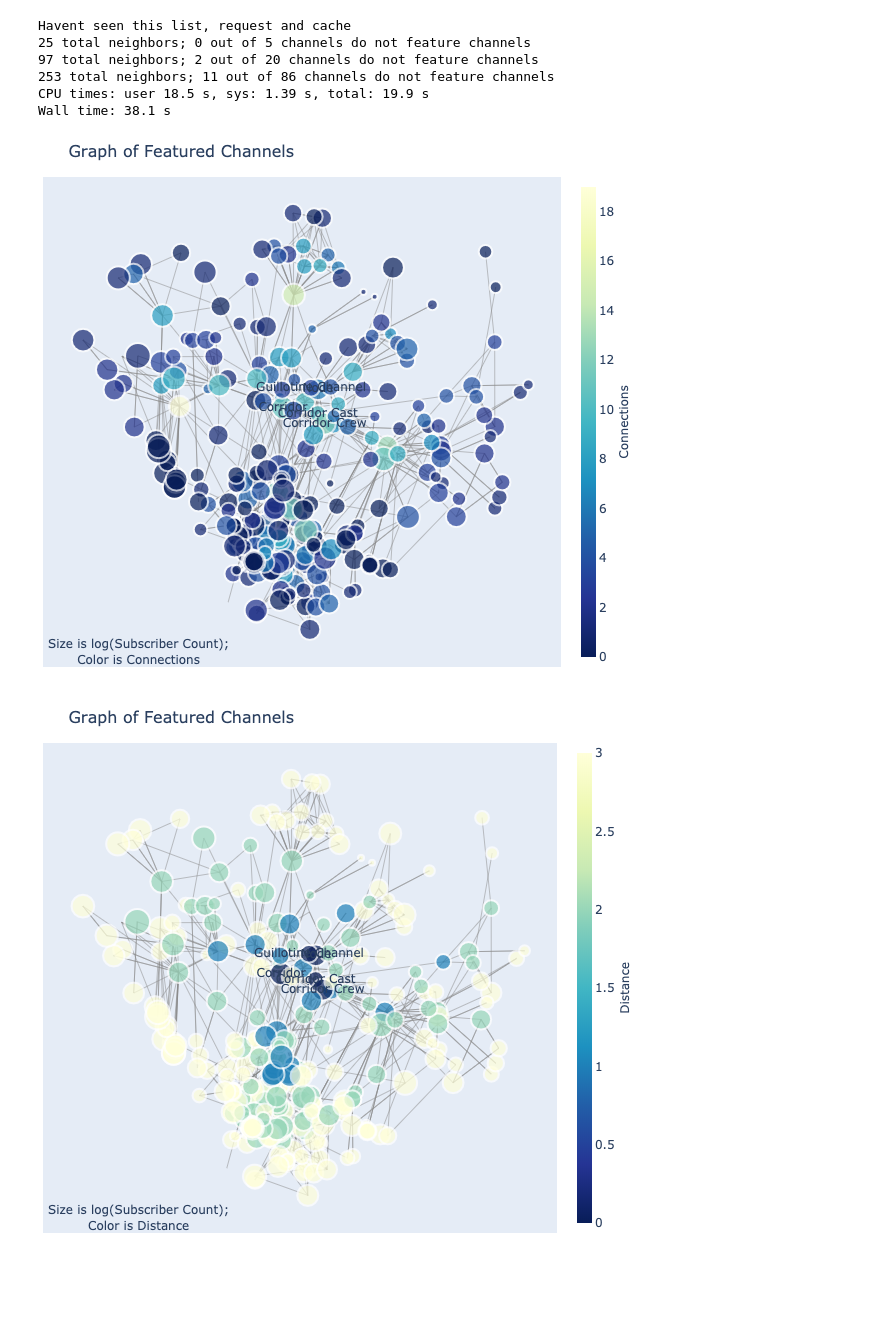
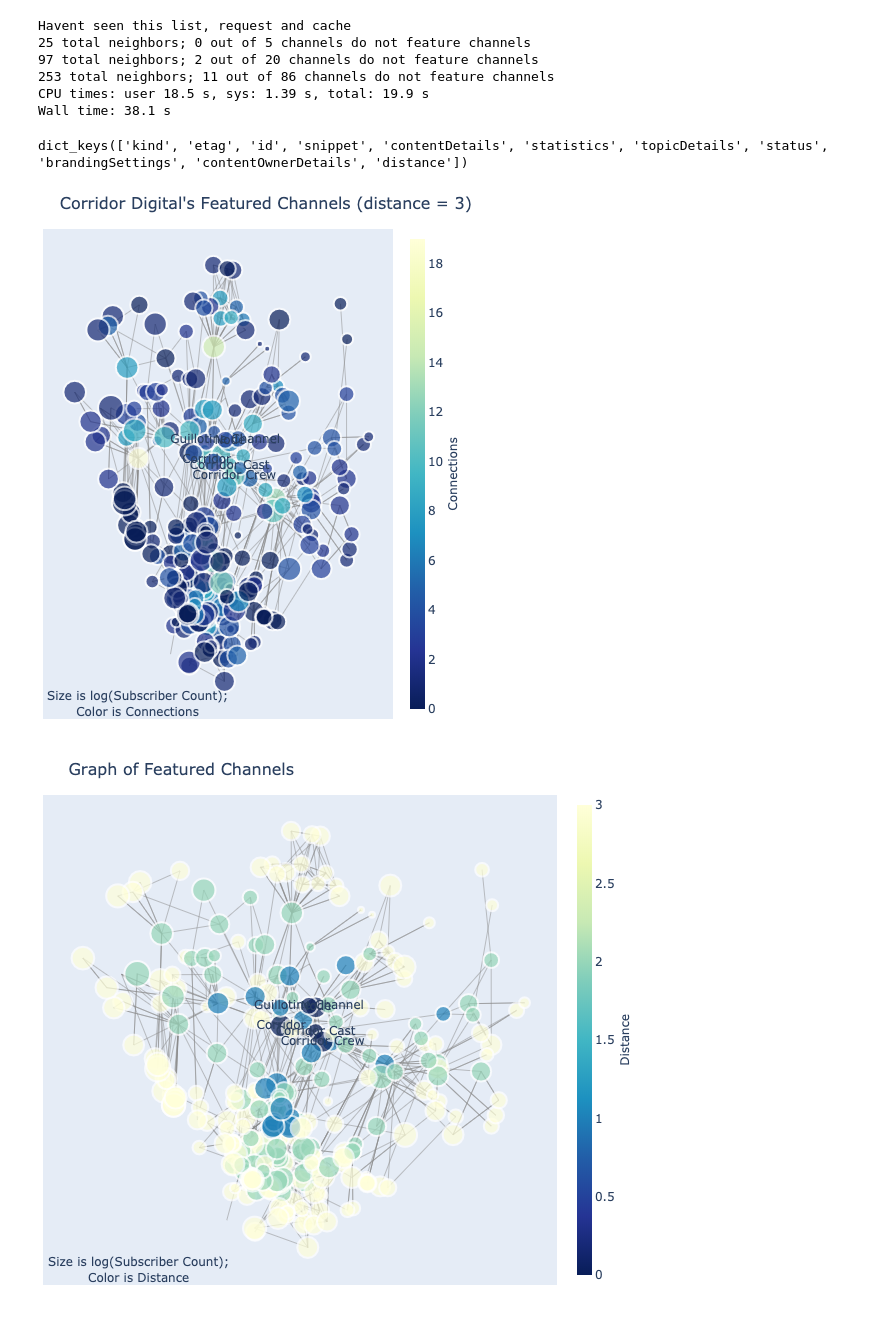
Before and after one commit to DanOvad/youtube-channel-analysis, a Jupyter notebook: sample1-corridor-3.ipynb, the cells around one changed output. Cells and saved outputs as stored; diff of their text form; code cells hidden in the pictures; blank space fills up the shorter version.

```diff
--- a/sample1-corridor-3.ipynb
+++ b/sample1-corridor-3.ipynb
@@ -67,11 +67,15 @@ Havent seen this list, request and cache
 253 total neighbors; 11 out of 86 channels do not feature channels
 CPU times: user 18.5 s, sys: 1.39 s, total: 19.9 s
 Wall time: 38.1 s
+# %%
+CHANNELS_DETAILS_ITEMS_LIST[0].keys()
+# %% [output]
+dict_keys(['kind', 'etag', 'id', 'snippet', 'contentDetails', 'statistics', 'topicDetails', 'status', 'brandingSettings', 'contentOwnerDetails', 'distance'])
 # %%
-fig = network_graphs.plotly_network_graph(G, "Connections")
+fig = network_graphs.plotly_network_graph(G, "Connections", "Corridor Digital's Featured Channels (distance = 3)")
 fig # Interactive version of the figure for notebooks
 # %% [output]
-[figure, old version]
+[figure, new version]
 # %%
 # Show figure for GitHub
 fig.show("svg")
```
Also changed, not shown: parts of 2 cells of this notebook, 2 other files.
